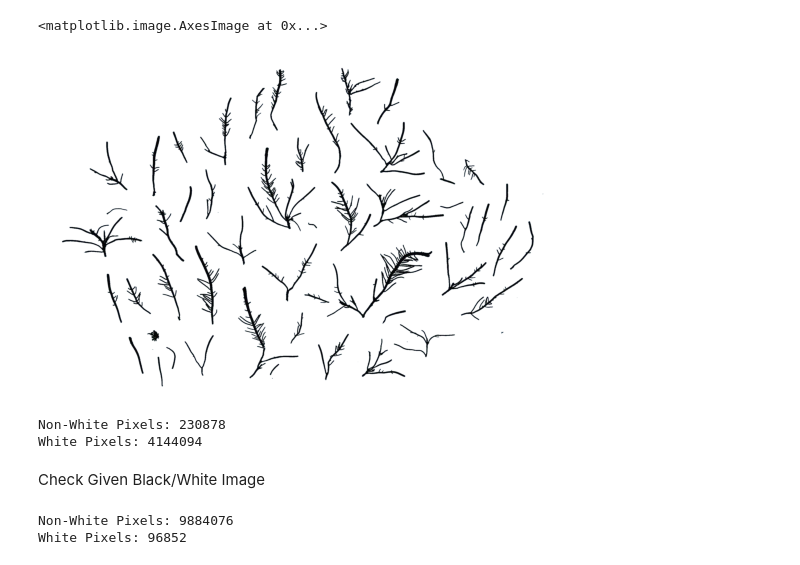
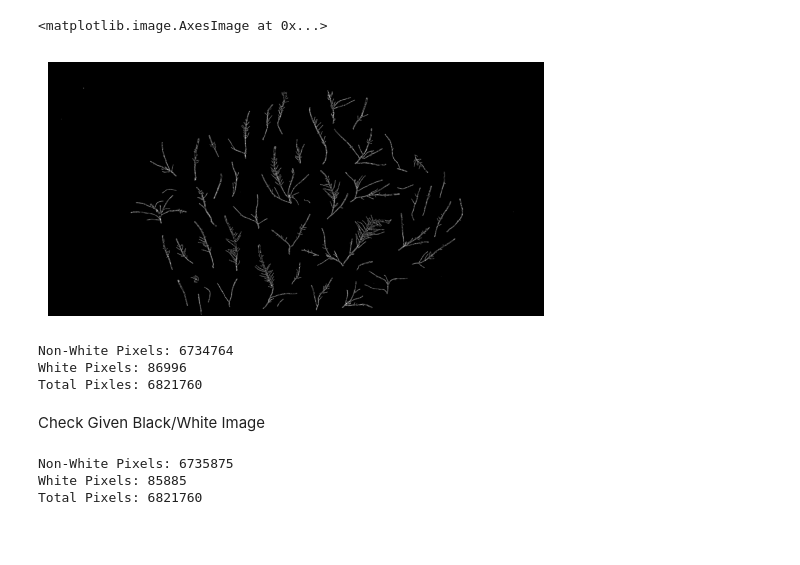
Before and after one commit to ConnnorM/Image_Processing_Lab, a Jupyter notebook: cv2.ipynb, the cells around one changed output. Drawn from its saved outputs; the diff is of its cells as text; code cells hidden in the pictures; blank space fills up the shorter version.

```diff
--- a/cv2.ipynb
+++ b/cv2.ipynb
@@ -5,7 +7,9 @@ import cv2
 %matplotlib inline
 
 # Pick one of the cropped images
-image = cv2.imread('./cropped_photos/Lithothrix.aspergillum_SC_P_SA_8Mar2024_3_cropped.jpg')
+image = cv2.imread('./cropped_photos/Lithothrix_original_cropped.jpg')
+
+# image = cv2.imread('./original_photos/Lithothrix.aspergillum_SC_P_SA_8Mar2024_3.jpg')
 # image = cv2.imread('./cropped_photos/Laurencia.pacifica_CS_P_19Feb2024_1_cropped.png')
 # image = cv2.imread('./cropped_photos/Laurencia.pacifica_CS_SA_19Feb2024_1_cropped.png')
 # image = cv2.imread('./cropped_photos/Plocamium.pacificum_LC_P_SA_26Jan2024_2_cropped.jpg')
@@ -29,7 +35,10 @@ plt.imshow(image_copy)
 # %%
 # Create the range of colors that you want to *filter out*
+# The idea here is to get the darkest shade in the background
+# and everything lighter, all the way up to pure white.
+
 # Darkest blue for background
-lower_blue = np.array([40,50,80])
+lower_blue = np.array([1,1,1])
 # Lightest blue for background
 upper_blue = np.array([255,255,255])
 # %%
@@ -46,6 +55,7 @@ plt.imshow(mask, cmap='gray')
 # You can choose what color to set the background to using the second line
 masked_image = np.copy(image_copy)
 masked_image[mask != 0] = [255, 255, 255]
+masked_image[masked_image != 255] = 0
 plt.imshow(masked_image)
 # %% [output]
 <matplotlib.image.AxesImage at 0x...>
@@ -52,0 +63,4 @@ plt.imshow(masked_image)
+# %%
+# Change to black background
+final_image = cv2.bitwise_not(masked_image)
+plt.imshow(final_image)
@@ -53,24 +70,23 @@ plt.imshow(masked_image)
 # %%
-# Show Converted Image
-
+# Display final image
 # Set plot settings
 # Selecting the axis-X making the bottom and top axes False.
 plt.tick_params(axis='x', which='both', bottom=False,
                 top=False, labelbottom=False)
 
 # Selecting the axis-Y making the right and left axes False
 plt.tick_params(axis='y', which='both', right=False,
                 left=False, labelleft=False)
 
 # Iterating over all the axes in the figure
 # and make the Spines Visibility as False
 for pos in ['right', 'top', 'bottom', 'left']:
     plt.gca().spines[pos].set_visible(False)
 
-plt.imshow(masked_image)
+plt.imshow(final_image)
 # %% [output]
 <matplotlib.image.AxesImage at 0x...>
-[figure, old version]
+[figure, new version]
 # %%
 # count_bw_pixels: Takes in a black/white image as numpy array and counts the black or white pixels
 def count_bw_pixels(img, color):
@@ -89,12 +105,14 @@ def count_bw_pixels(img, color):
     return count
 # %%
 # Count black/white pixels
-black_pix = count_bw_pixels(masked_image, 'black')
+black_pix = count_bw_pixels(final_image, 'black')
 print("Non-White Pixels:", black_pix)
-white_pix = count_bw_pixels(masked_image, 'white')
+white_pix = count_bw_pixels(final_image, 'white')
 print("White Pixels:", white_pix)
+print("Total Pixles:", (black_pix + white_pix))
 # %% [output]
-Non-White Pixels: 230878
-White Pixels: 4144094
+Non-White Pixels: 6734764
+White Pixels: 86996
+Total Pixles: 6821760
 # %% [markdown]
 Check Given Black/White Image
@@ -103,9 +119,12 @@ image = cv2.imread('./black-white_photos/BW - Lithothrix.aspergillum_SC_P_SA_8Ma
 # %%
+ex_image = cv2.imread('./black-white_photos/Lithothrix_BW_cropped.jpg')
 # Count black/white pixels
-black_pix = count_bw_pixels(image, 'black')
-print("Non-White Pixels:", black_pix)
-white_pix = count_bw_pixels(image, 'white')
-print("White Pixels:", white_pix)
+ex_black_pix = count_bw_pixels(ex_image, 'black')
+print("Non-White Pixels:", ex_black_pix)
+ex_white_pix = count_bw_pixels(ex_image, 'white')
+print("White Pixels:", ex_white_pix)
+print("Total Pixels:", (ex_black_pix + ex_white_pix))
 # %% [output]
-Non-White Pixels: 9884076
-White Pixels: 96852
+Non-White Pixels: 6735875
+White Pixels: 85885
+Total Pixels: 6821760
```
Also changed, not shown: parts of 11 cells of this notebook, 3 other files.
